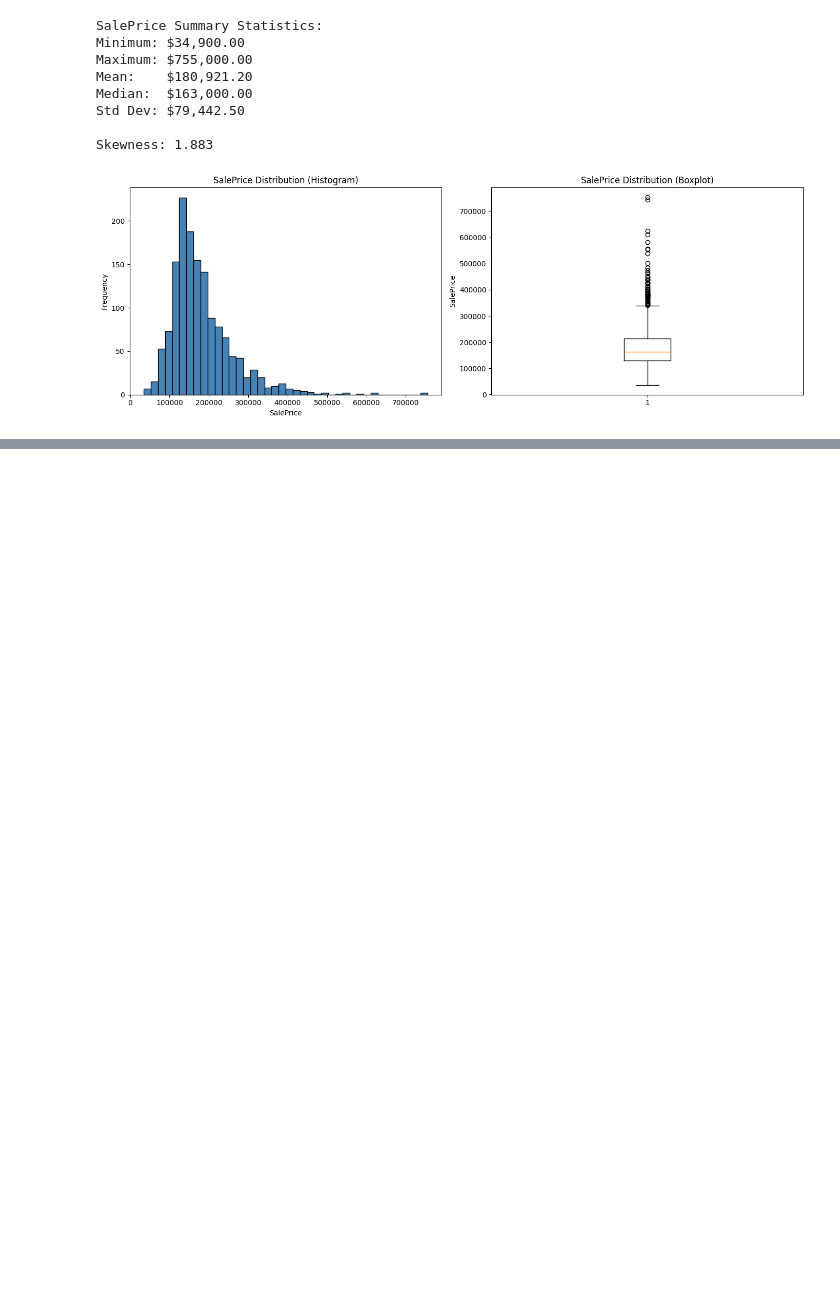
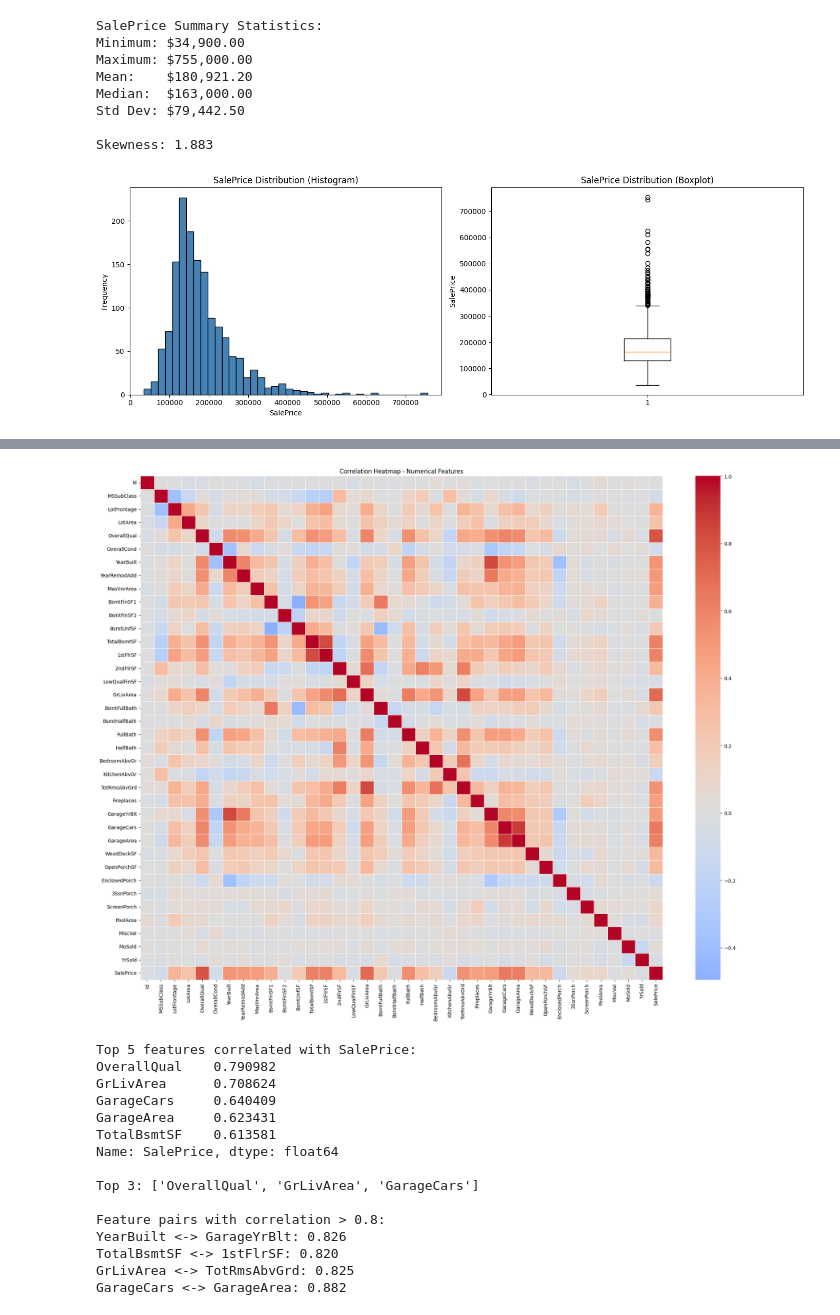
Before and after one commit to bharat-vashisht/house-prices-regression, a Jupyter notebook: house_prices_analysis.ipynb, the cells around one changed output, grey strips where cells are left out. Cells and saved outputs as stored; diff of their text form; code cells hidden in the pictures; blank space fills up the shorter version.

```diff
--- a/house_prices_analysis.ipynb
+++ b/house_prices_analysis.ipynb
@@ -88,0 +138,47 @@ Skewness: 1.883
+# %%
+numerical_df = df.select_dtypes(include=[np.number])
+corr_matrix = numerical_df.corr()
+
+# Full heatmap
+plt.figure(figsize=(20, 16))
+sns.heatmap(corr_matrix, cmap='coolwarm', center=0, annot=False, linewidths=0.5)
+plt.title('Correlation Heatmap - Numerical Features')
+plt.tight_layout()
+plt.show()
+
+# Top 3 features most correlated with SalePrice
+saleprice_corr = corr_matrix['SalePrice'].drop('SalePrice').sort_values(ascending=False)
+print("Top 5 features correlated with SalePrice:")
+print(saleprice_corr.head(5))
+print(f"\nTop 3: {saleprice_corr.head(3).index.tolist()}")
+
+# Find feature pairs with correlation > 0.8 (excluding self-correlation and SalePrice)
+print("\nFeature pairs with correlation > 0.8:")
+high_corr_pairs = []
+cols = corr_matrix.columns
+for i in range(len(cols)):
+    for j in range(i+1, len(cols)):
+        if abs(corr_matrix.iloc[i, j]) > 0.8:
+            pair = (cols[i], cols[j], round(corr_matrix.iloc[i, j], 3))
+            high_corr_pairs.append(pair)
+            print(f"{cols[i]} <-> {cols[j]}: {corr_matrix.iloc[i, j]:.3f}")
+
+if not high_corr_pairs:
+    print("None found above 0.8 threshold.")
+# %% [output]
+[figure, added]
+Top 5 features correlated with SalePrice:
+OverallQual    0.790982
+GrLivArea      0.708624
+GarageCars     0.640409
+GarageArea     0.623431
+TotalBsmtSF    0.613581
+Name: SalePrice, dtype: float64
+
+Top 3: ['OverallQual', 'GrLivArea', 'GarageCars']
+
+Feature pairs with correlation > 0.8:
+YearBuilt <-> GarageYrBlt: 0.826
+TotalBsmtSF <-> 1stFlrSF: 0.820
+GrLivArea <-> TotRmsAbvGrd: 0.825
+GarageCars <-> GarageArea: 0.882
```
Also changed, not shown: parts of 20 cells of this notebook.
